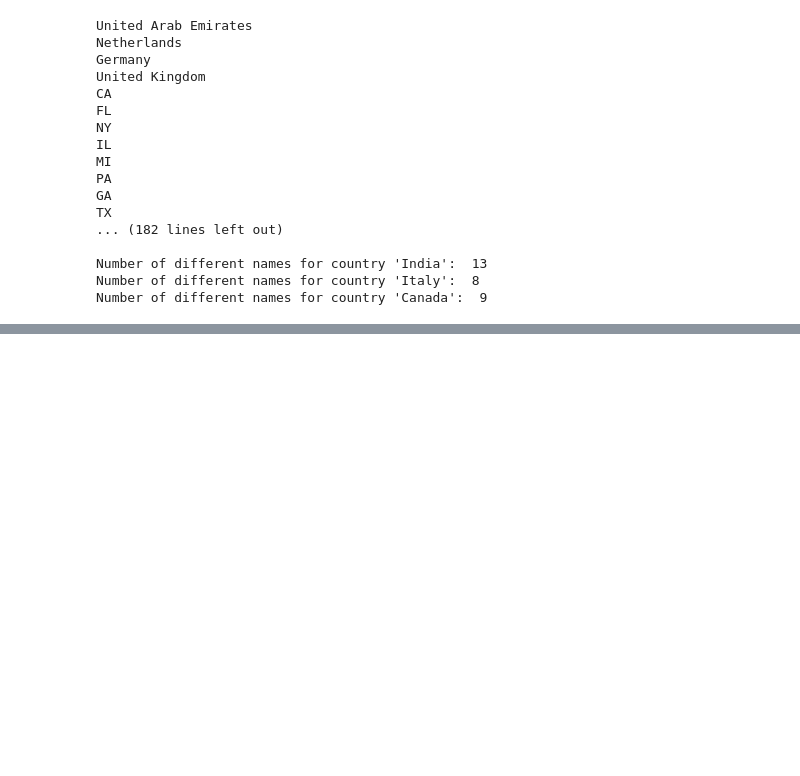
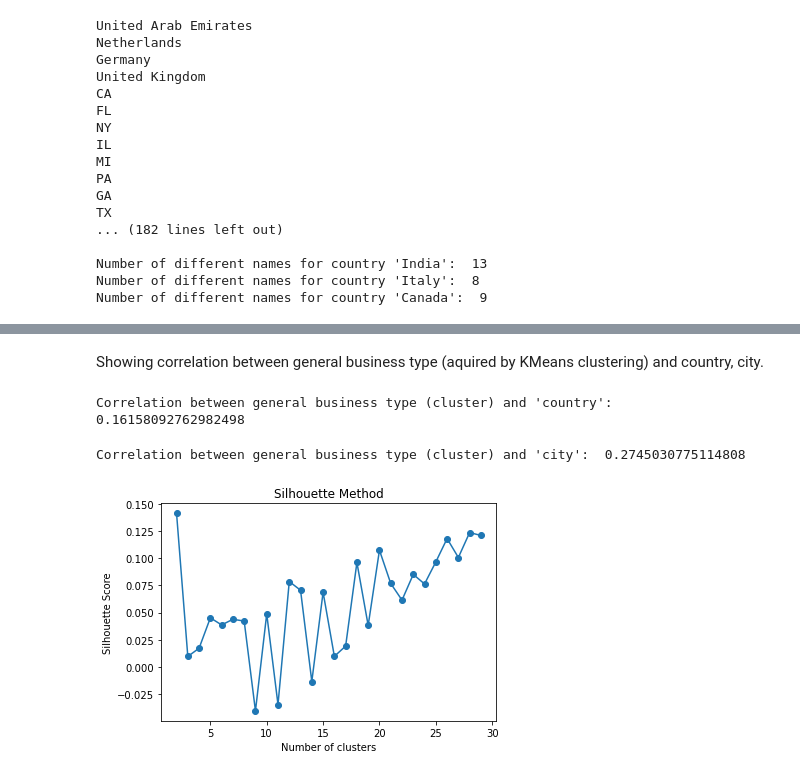
Before and after one commit to kowalskihubert/Google-Places-Clustering, a Jupyter notebook: google_places_EDA.ipynb, the cells around one changed output, grey strips where cells are left out. Drawn from its saved outputs; the diff is of its cells as text; code cells hidden in the pictures; blank space fills up the shorter version.

Commit message:
Correlations

```diff
--- a/google_places_EDA.ipynb
+++ b/google_places_EDA.ipynb
@@ -320,0 +380,3 @@ Number of different names for country 'Canada':  9
+# %%
+data = data.dropna(subset=['longitude'])
+data.shape
@@ -320,0 +495,70 @@ Number of different names for country 'Canada':  9
+# %% [markdown]
+Showing correlation between general business type (aquired by KMeans clustering) and country, city.
+# %%
+from sklearn.cluster import KMeans
+
+df_types_dummies = data[["types", "country"]]
+
+# Podział wartości w kolumnie 'types' na osobne tokeny
+types_list = df_types_dummies['types'].str.split(', ')
+
+# Inicjalizacja MultiLabelBinarizer
+mlb = MultiLabelBinarizer()
+
+# Utworzenie binarnych zmiennych dla kategorii 'types'
+types_dummies = pd.DataFrame(mlb.fit_transform(types_list), columns=mlb.classes_, index=df_types_dummies.index)
+
+# Przeprowadzenie klasteryzacji na podstawie kolumn typu dummies
+kmeans = KMeans(n_clusters=30)  # Dobór odpowiedniej liczby klastrów
+cluster_labels = kmeans.fit_predict(types_dummies)
+
+# Obliczenie korelacji Craméra V między 'country' a numerem klastra
+confusion_matrix = pd.crosstab(data['country'], columns=cluster_labels)
+chi2 = chi2_contingency(confusion_matrix)[0]
+n = confusion_matrix.sum().sum()
+phi2 = chi2 / n
+r, k = confusion_matrix.shape
+phi2corr = max(0, phi2 - ((k-1)*(r-1))/(n-1))
+rcorr = r - ((r-1)**2)/(n-1)
+kcorr = k - ((k-1)**2)/(n-1)
+cramers_v = np.sqrt(phi2corr / min((kcorr-1), (rcorr-1)))
+
+print("Correlation between general business type (cluster) and 'country': ", cramers_v)
+# %% [output]
+Correlation between general business type (cluster) and 'country':  0.16158092762982498
+# %%
+# Obliczenie korelacji Craméra V między 'city' a numerem klastra
+confusion_matrix = pd.crosstab(data['city'], columns=cluster_labels)
+chi2 = chi2_contingency(confusion_matrix)[0]
+n = confusion_matrix.sum().sum()
+phi2 = chi2 / n
+r, k = confusion_matrix.shape
+phi2corr = max(0, phi2 - ((k-1)*(r-1))/(n-1))
+rcorr = r - ((r-1)**2)/(n-1)
+kcorr = k - ((k-1)**2)/(n-1)
+cramers_v = np.sqrt(phi2corr / min((kcorr-1), (rcorr-1)))
+
+print("Correlation between general business type (cluster) and 'city': ", cramers_v)
+# %% [output]
+Correlation between general business type (cluster) and 'city':  0.2745030775114808
+# %%
+from sklearn.metrics import silhouette_score
+
+# Lista do przechowywania wartości silhouette
+silhouette_scores = []
+
+# Przeprowadzenie iteracji po różnych wartościach klastrów
+for i in range(2, 30):  # Możesz zmodyfikować zakres, aby dopasować do swoich potrzeb
+    kmeans = KMeans(n_clusters=i, random_state=0)
+    cluster_labels = kmeans.fit_predict(types_dummies)
+    silhouette_avg = silhouette_score(types_dummies, cluster_labels)
+    silhouette_scores.append(silhouette_avg)
+
+# Wyświetlenie wykresu wartości silhouette w zależności od liczby klastrów
+plt.plot(range(2, 30), silhouette_scores, marker='o')
+plt.xlabel('Number of clusters')
+plt.ylabel('Silhouette Score')
+plt.title('Silhouette Method')
+plt.show()
+# %% [output]
+[figure, added]
```
Also changed, not shown: parts of 20 cells of this notebook.
